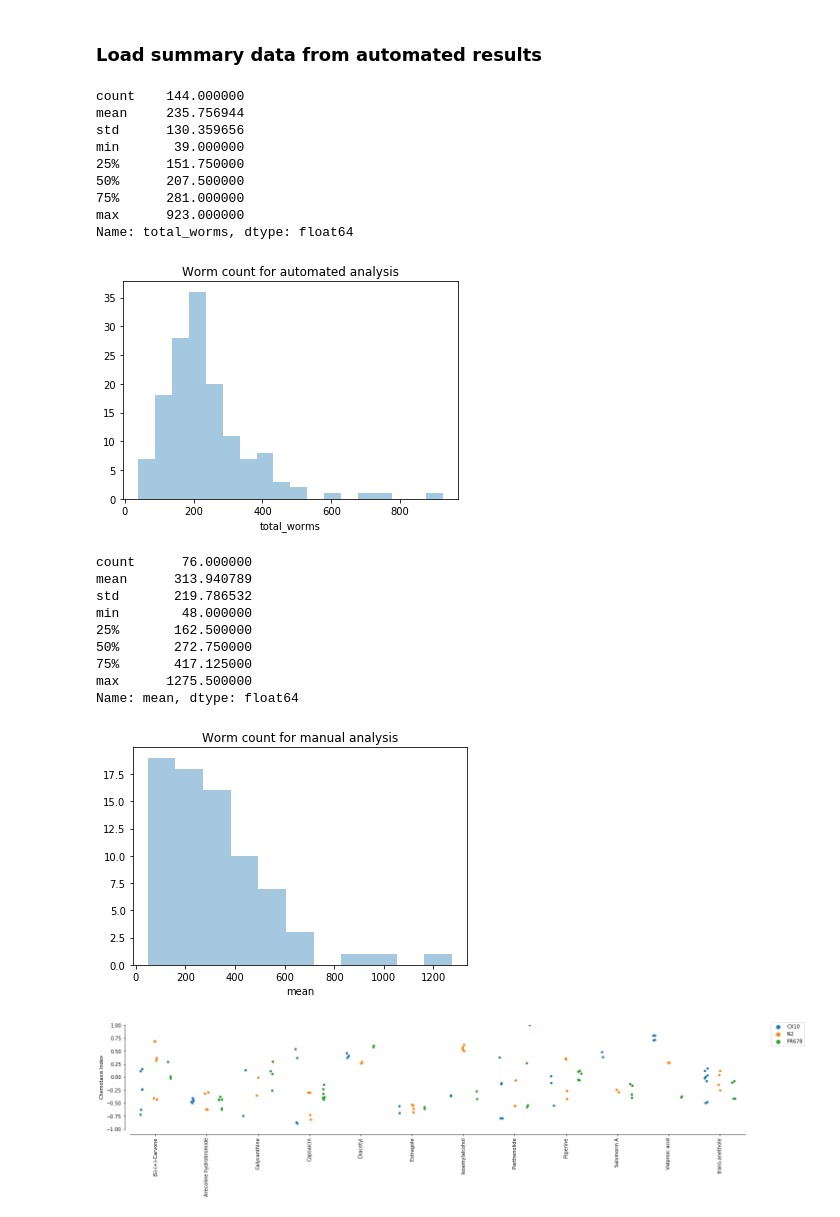
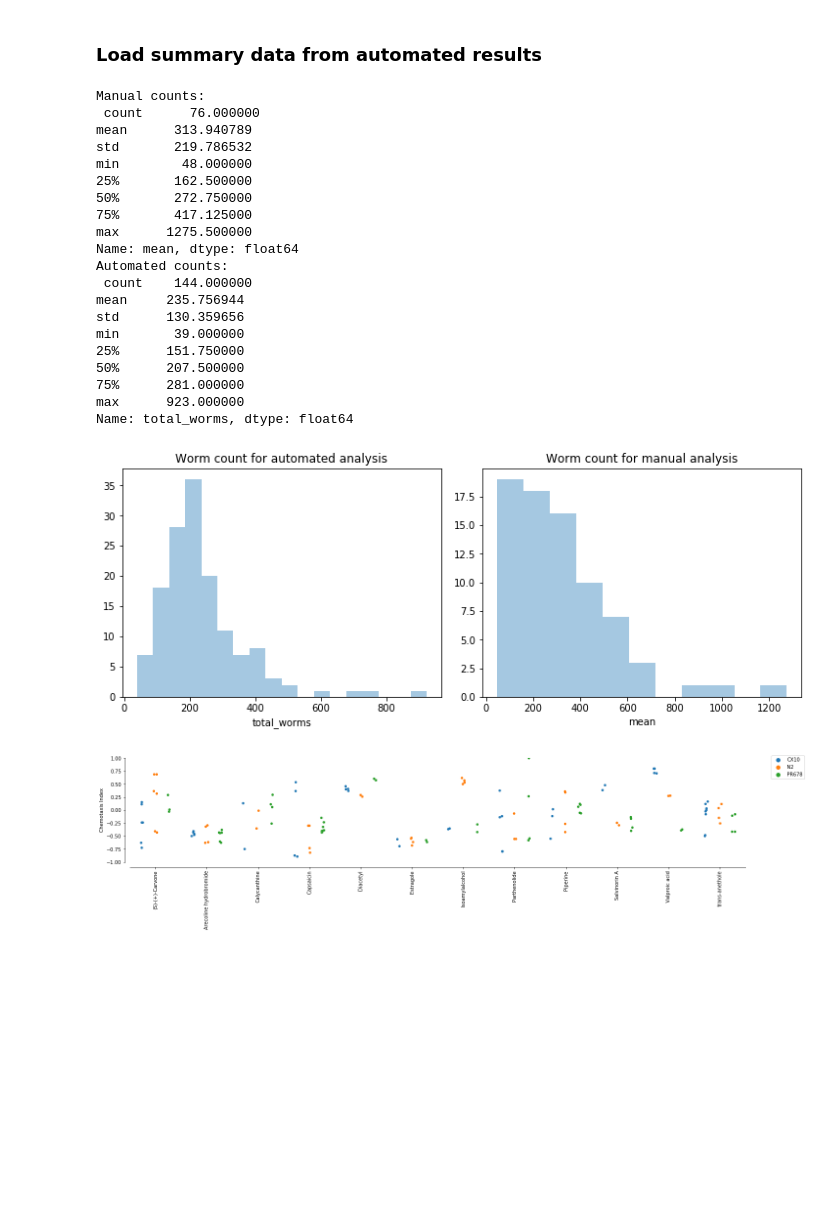
Before and after one commit to Neuroplant-Resources/Neuroplant-OWL, a Jupyter notebook: Manual Analysis Comparisons.ipynb, the cells around one changed output. Drawn from its saved outputs; the diff is of its cells as text; code cells hidden in the pictures; blank space fills up the shorter version.

```diff
--- a/Manual Analysis Results.ipynb
+++ b/Manual Analysis Comparisons.ipynb
@@ -94,8 +92,8 @@ manual_analysis_results = pd.concat(manual_analysis_results, sort=True)
 solvent_limit = int(21000*2/5)
 compount_limit = int(21000*3/5)
 
-
-for index, well in metadata.iterrows():
+manual_analysis_summary = metadata.copy()
+for index, well in manual_analysis_summary.iterrows():
     plate_id = well['plate_id']
     well_id = well['well_id']
 
@@ -105,28 +103,28 @@ for index, well in metadata.iterrows():
             (manual_analysis_results['well_id'] == well_id) &
             (manual_analysis_results['user'] == well['user']) &
             (manual_analysis_results['X'] >= compount_limit)].shape[0]
-    metadata.loc[index, 'worms_on_compound_side'] = compound_side_worms
+    manual_analysis_summary.loc[index, 'worms_on_compound_side'] = compound_side_worms
 
     solvent_side_worms = manual_analysis_results.loc[
             (manual_analysis_results['plate_id'] == plate_id) &
             (manual_analysis_results['well_id'] == well_id) &
             (manual_analysis_results['X'] <= solvent_limit)].shape[0]
-    metadata.loc[index, 'worms_on_solvent_side'] = solvent_side_worms
+    manual_analysis_summary.loc[index, 'worms_on_solvent_side'] = solvent_side_worms
 
     neutral_worms = manual_analysis_results.loc[
             (manual_analysis_results['plate_id'] == plate_id) &
             (manual_analysis_results['well_id'] == well_id) &
             (manual_analysis_results['X'] >= solvent_limit) &
             (manual_analysis_results['X'] <= compount_limit)].shape[0]
-    metadata.loc[index, 'worms_on_neutral_side'] = neutral_worms
+    manual_analysis_summary.loc[index, 'worms_on_neutral_side'] = neutral_worms
 
     # Calculate chemotaxis index (and centroid for good measure)
-    metadata.loc[index, 'chemotaxis_index'] = ((compound_side_worms - solvent_side_worms) /
+    manual_analysis_summary.loc[index, 'chemotaxis_index'] = ((compound_side_worms - solvent_side_worms) /
                                                (compound_side_worms + solvent_side_worms))
-    metadata.loc[index, 'centroid_x'] = manual_analysis_results.loc[
+    manual_analysis_summary.loc[index, 'centroid_x'] = manual_analysis_results.loc[
         (manual_analysis_results['plate_id'] == plate_id) &
         (manual_analysis_results['well_id'] == well_id)]['X'].mean()
-    metadata.loc[index, 'centroid_y'] = manual_analysis_results.loc[
+    manual_analysis_summary.loc[index, 'centroid_y'] = manual_analysis_results.loc[
         (manual_analysis_results['plate_id'] == plate_id) &
         (manual_analysis_results['well_id'] == well_id)]['Y'].mean()
 # %% [markdown]
@@ -144,9 +142,9 @@ def translate_impression_to_number(row):
 
     return faux_index
 
-metadata['impression_index'] = metadata.apply(lambda row: translate_impression_to_number(row), axis=1)
+manual_analysis_summary['impression_index'] = manual_analysis_summary.apply(lambda row: translate_impression_to_number(row), axis=1)
 
-ax = sns.scatterplot(x='chemotaxis_index', y='impression_index', data=metadata)
+ax = sns.scatterplot(x='chemotaxis_index', y='impression_index', data=manual_analysis_summary)
 ax.set_xlabel('Chemotaxis index from manual analysis')
 ax.set_ylabel('Counter estimate')
 ax.set_yticks([-0.5, 0, 0.5])
@@ -186,38 +184,48 @@ automated_analysis_results['compound'] = automated_analysis_results.apply(
 automated_analysis_results['analysis_method'] = 'automated'
 automated_analysis_results['total_worms'] = automated_analysis_results.apply(
     lambda row: get_worm_count_from_auto_analysis(row), axis=1)
-# %%
-ax = sns.distplot(automated_analysis_results['total_worms'], kde=False)
-ax.set_title('Worm count for automated analysis')
-automated_analysis_results['total_worms'].describe()
-# %% [output]
-count    144.000000
-mean     235.756944
-std      130.359656
-min       39.000000
-25%      151.750000
-50%      207.500000
-75%      281.000000
-max      923.000000
-Name: total_worms, dtype: float64
-[figure, removed]
 # %%
-metadata['total_worms'] = metadata.apply(lambda row: row['worms_on_solvent_side'] +
+manual_analysis_summary['total_worms'] = manual_analysis_summary.apply(lambda row: row['worms_on_solvent_side'] +
                                                      row['worms_on_neutral_side'] +
                                                      row['worms_on_compound_side'], axis=1)
 
-ax =  sns.distplot(metadata.groupby(['plate_id', 'well_id']).describe()['total_worms']['mean'], kde=False)
-ax.set_title('Worm count for manual analysis')
-metadata.groupby(['plate_id', 'well_id']).describe()['total_worms']['mean'].describe()
+fig, axes = plt.subplots(nrows=1, ncols=2, figsize=(10, 4), constrained_layout=True)
+
+axes[0] = sns.distplot(automated_analysis_results['total_worms'], kde=False,
+                      ax=axes[0])
+axes[0].set_title('Worm count for automated analysis')
+
+
+axes[1] =  sns.distplot(
+    manual_analysis_summary.groupby(
+        ['plate_id', 'well_id']).describe()['total_worms']['mean'],
+    kde=False, ax=axes[1])
+axes[1].set_title('Worm count for manual analysis')
+
+print('Manual counts:\n',
+      manual_analysis_summary.groupby(['plate_id', 'well_id']).describe()['total_worms']['mean'].describe())
+print('Automated counts:\n',
+      automated_analysis_results['total_worms'].describe())
 # %% [output]
-count      76.000000
+Manual counts:
+ count      76.000000
 mean      313.940789
 std       219.786532
 min        48.000000
 25%       162.500000
 50%       272.750000
 75%       417.125000
 max      1275.500000
 Name: mean, dtype: float64
+Automated counts:
+ count    144.000000
+mean     235.756944
+std      130.359656
+min       39.000000
+25%      151.750000
+50%      207.500000
+75%      281.000000
+max      923.000000
+Name: total_worms, dtype: float64
-[figure, old version]
+[figure, new version]
 # %%
```
Also changed, not shown: parts of 11 cells of this notebook, 2 other files.
